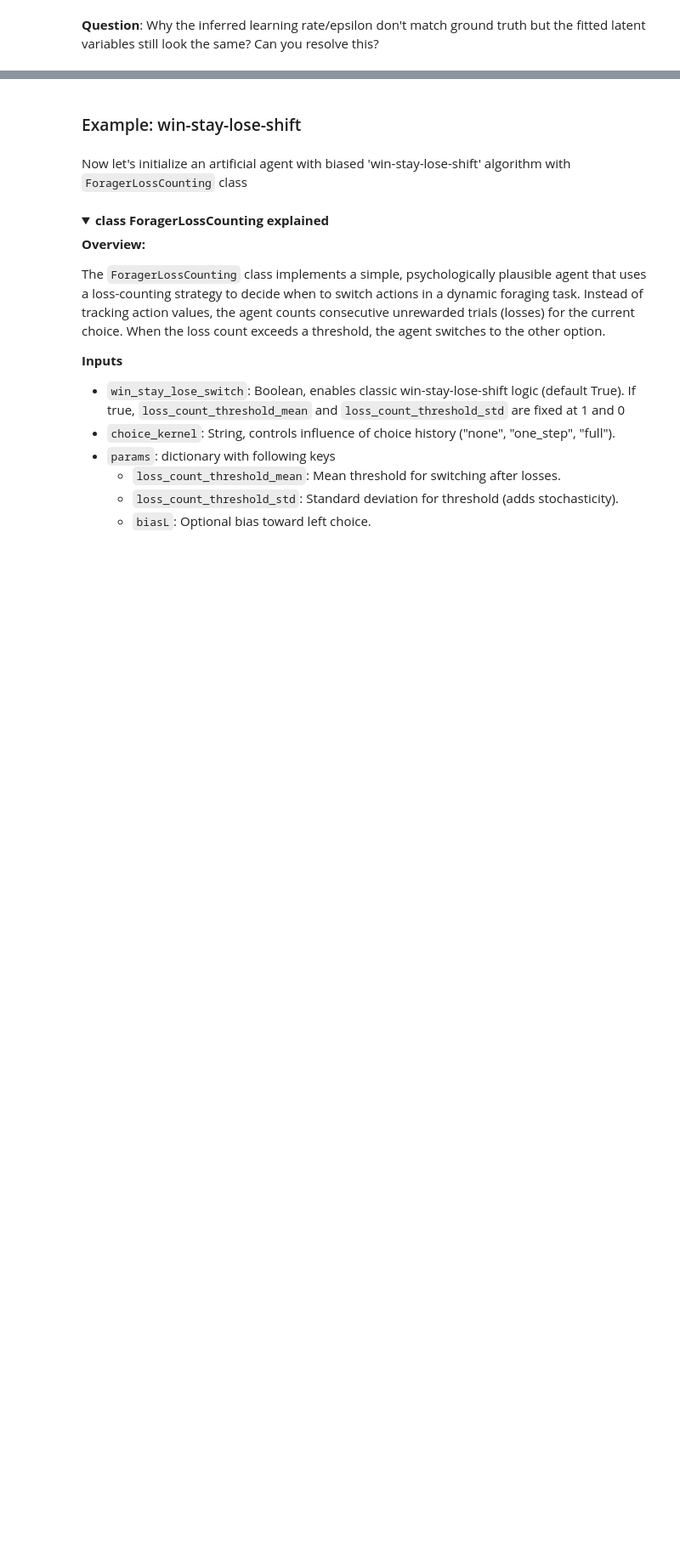
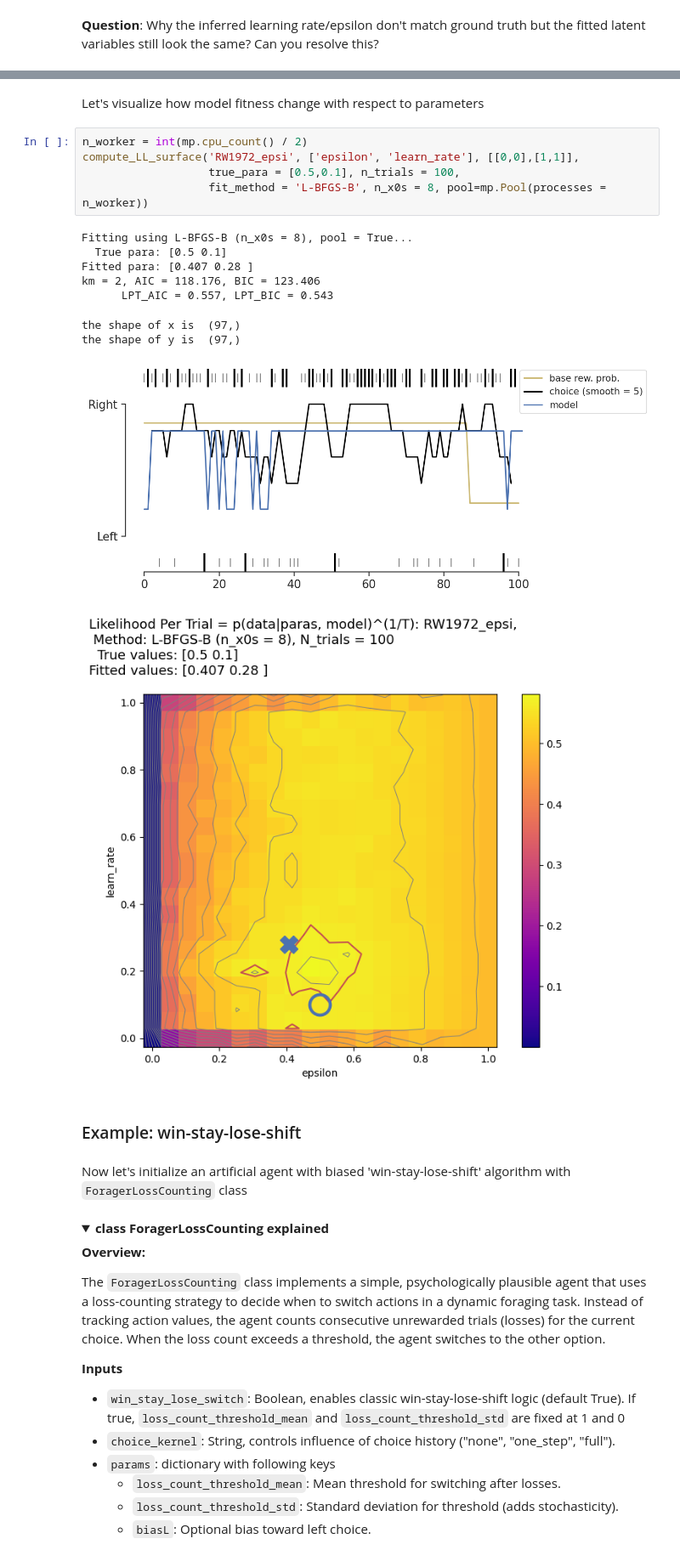
Before and after one commit to AllenSWDB/SWDB_2025_Dynamical_Systems, a Jupyter notebook: code/Workshop-2-Model-Fitting.ipynb, the cells around one changed output, grey strips where cells are left out. Shown at 85% size. Saved outputs shown, nothing was run; the diff lists cells and outputs as text; folded sections open; blank space fills up the shorter version.

```diff
--- a/code/Workshop-2-Model-Fitting.ipynb
+++ b/code/Workshop-2-Model-Fitting.ipynb
@@ -732,4 +730,21 @@ Increasing trial numbers!
 </details>
+# %% [markdown]
+Let's visualize how model fitness change with respect to parameters
+# %%
+n_worker = int(mp.cpu_count() / 2)
+compute_LL_surface('RW1972_epsi', ['epsilon', 'learn_rate'], [[0,0],[1,1]],
+                   true_para = [0.5,0.1], n_trials = 100,
+                   fit_method = 'L-BFGS-B', n_x0s = 8, pool=mp.Pool(processes = n_worker))
+# %% [output]
+Fitting using L-BFGS-B (n_x0s = 8), pool = True...
+  True para: [0.5 0.1]
+Fitted para: [0.407 0.28 ]
+km = 2, AIC = 118.176, BIC = 123.406
+      LPT_AIC = 0.557, LPT_BIC = 0.543
+the shape of x is  (97,)
+the shape of y is  (97,)
+[figure, added]
+[figure, added]
 # %% [markdown]
 
 
```
Also changed, not shown: parts of 52 cells of this notebook, 1 other file.
